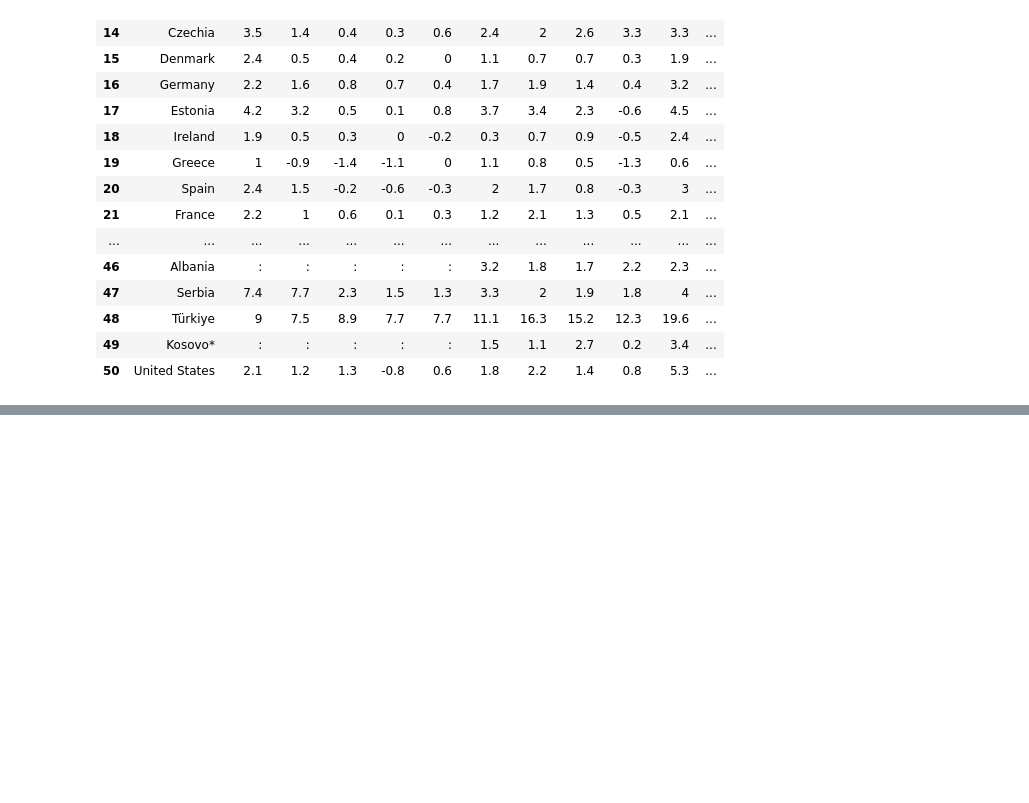
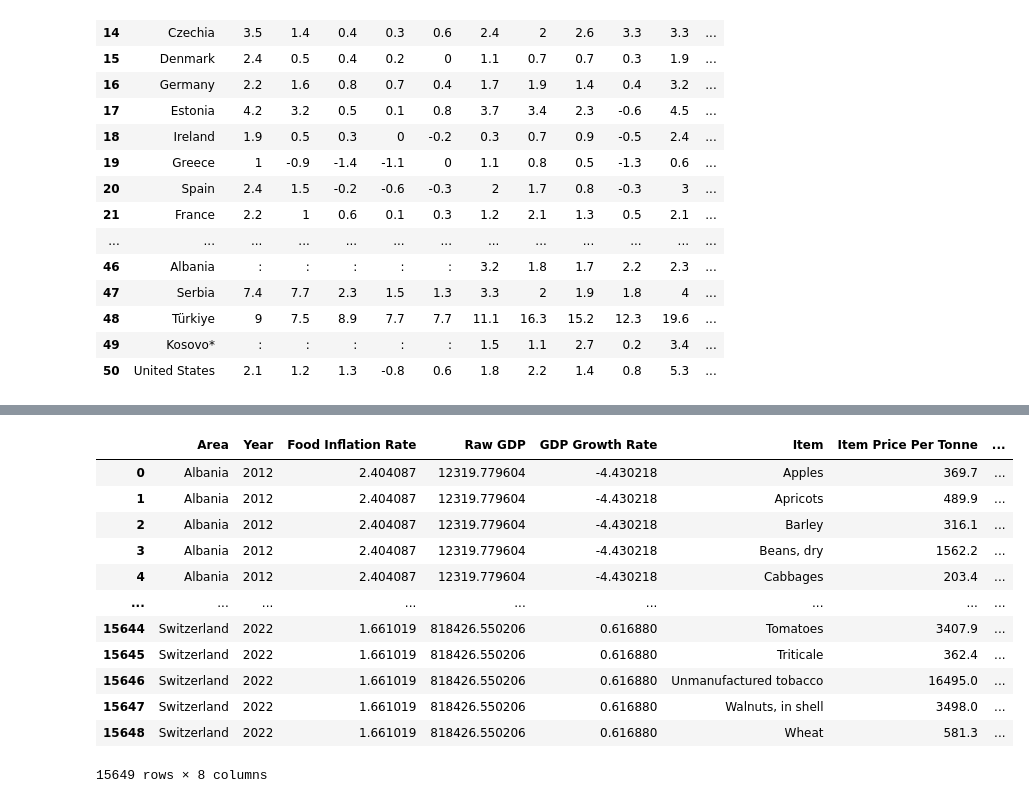
Before and after one commit to filipsam789/food-explainable-ai, a Jupyter notebook: project.ipynb, the cells around one changed output, grey strips where cells are left out. Drawn from its saved outputs; the diff is of its cells as text; code cells hidden in the pictures; blank space fills up the shorter version.

Commit message:
Data preprocessing

```diff
--- a/project.ipynb
+++ b/project.ipynb
@@ -144,0 +214,2 @@ dataset_overall_inflation = dataset_overall_inflation.melt(id_vars=['Area'], var
+# %%
+dataset_overall_inflation = dataset_overall_inflation.sort_values(by=['Area', 'Year'])
@@ -144,0 +295,2 @@ dataset_overall_inflation = dataset_overall_inflation.melt(id_vars=['Area'], var
+# %%
+data = pd.merge(dataset_food_inflation_rate, dataset_raw_gdp, on=['Area', 'Year'], how='inner')
@@ -144,0 +313,2 @@ dataset_overall_inflation = dataset_overall_inflation.melt(id_vars=['Area'], var
+# %%
+data = pd.merge(data, dataset_gdp_growth_rate, on=['Area', 'Year'], how='inner')
@@ -144,0 +331,2 @@ dataset_overall_inflation = dataset_overall_inflation.melt(id_vars=['Area'], var
+# %%
+data = pd.merge(data, dataset_producer_prices, on=['Area', 'Year'], how='inner')
@@ -144,0 +360,16 @@ dataset_overall_inflation = dataset_overall_inflation.melt(id_vars=['Area'], var
+# %%
+pd.merge(data, dataset_overall_inflation, on=['Area', 'Year'], how='inner')
+# %% [output]
+|  | Area | Year | Food Inflation Rate | Raw GDP | GDP Growth Rate | Item | Item Price Per Tonne | ... |
+| 0 | Albania | 2012 | 2.404087 | 12319.779604 | -4.430218 | Apples | 369.7 | ... |
+| 1 | Albania | 2012 | 2.404087 | 12319.779604 | -4.430218 | Apricots | 489.9 | ... |
+| 2 | Albania | 2012 | 2.404087 | 12319.779604 | -4.430218 | Barley | 316.1 | ... |
+| 3 | Albania | 2012 | 2.404087 | 12319.779604 | -4.430218 | Beans, dry | 1562.2 | ... |
+| 4 | Albania | 2012 | 2.404087 | 12319.779604 | -4.430218 | Cabbages | 203.4 | ... |
+| ... | ... | ... | ... | ... | ... | ... | ... | ... |
+| 15644 | Switzerland | 2022 | 1.661019 | 818426.550206 | 0.616880 | Tomatoes | 3407.9 | ... |
+| 15645 | Switzerland | 2022 | 1.661019 | 818426.550206 | 0.616880 | Triticale | 362.4 | ... |
+| 15646 | Switzerland | 2022 | 1.661019 | 818426.550206 | 0.616880 | Unmanufactured tobacco | 16495.0 | ... |
+| 15647 | Switzerland | 2022 | 1.661019 | 818426.550206 | 0.616880 | Walnuts, in shell | 3498.0 | ... |
+| 15648 | Switzerland | 2022 | 1.661019 | 818426.550206 | 0.616880 | Wheat | 581.3 | ... |
+15649 rows × 8 columns
```
Also changed, not shown: parts of 34 cells of this notebook.
